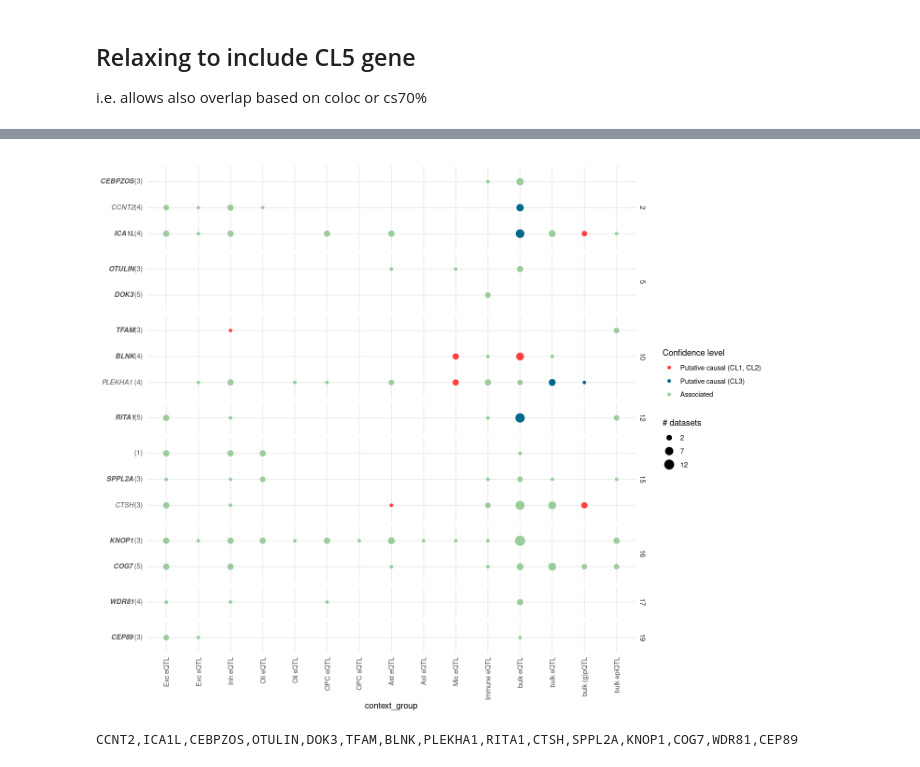
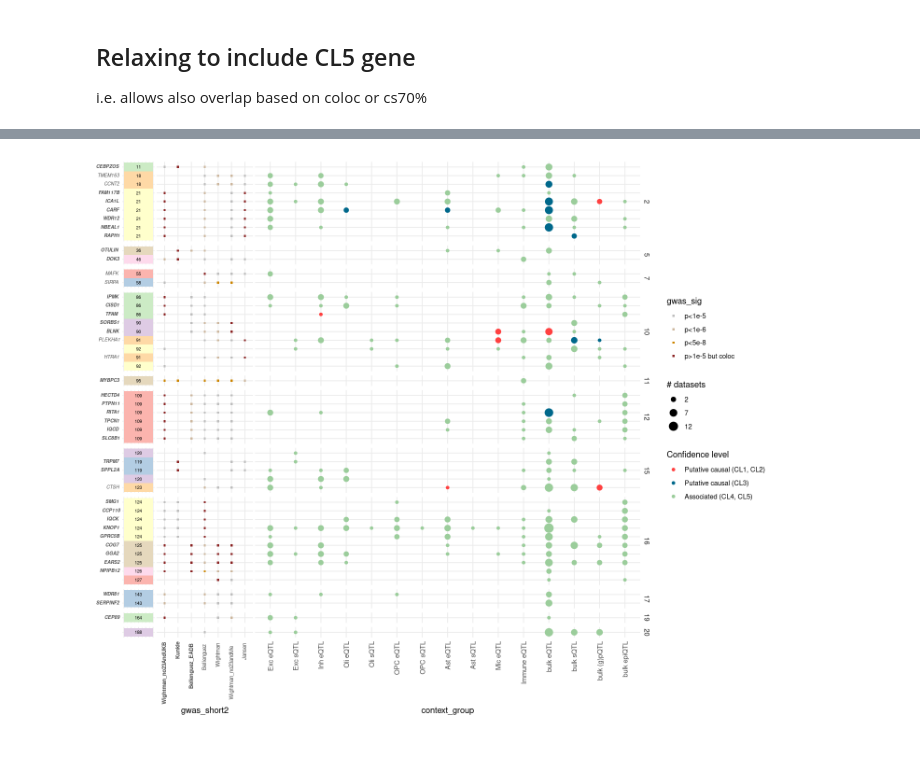
Before and after one commit to jaempawi/xqtl-paper, a Jupyter notebook: main_text/5_AD_xQTL_genes_cis_trans/staging/gene_priorization_table/suggestive_signal.ipynb, the cells around one changed output, grey strips where cells are left out. Cells and saved outputs as stored; diff of their text form; code cells hidden in the pictures.

```diff
--- a/main_text/5_AD_xQTL_genes_cis_trans/staging/gene_priorization_table/suggestive_signal.ipynb
+++ b/main_text/5_AD_xQTL_genes_cis_trans/staging/gene_priorization_table/suggestive_signal.ipynb
@@ -123,52 +175,39 @@ Also described involved in stroke, small vessel disease and mechanism could be t
 ## Relaxing to include CL5 gene
 i.e. allows also overlap based on coloc or cs70%
 # %%
+options(repr.plot.width = 12, repr.plot.height = 10)
+
 #relax to CL5
+res_adxlocf<-res_adxloc[!(genomewide_sig_gene)][gene_name%in%gene_name[confidence_lvl_group%in%c('CL1','CL2','CL3','CL4','CL5')&n_gwas_locus>2&n_study_group.locus>=2]]
 
-res_adxlocgef<-res_adxlocge[!(genomewide_sig_gene)][gene_name%in%gene_name[confidence_lvl_group%in%c('CL1','CL2','CL3','CL4','CL5')&n_gwas_locus>2&n_study_group.locus>=2]]
-
-res_adxlocge_cont_top2f<-unique(res_adxlocgef,by=c('gene_name','context_group','locus_index'))
+res_adxlocf_cont<-unique(res_adxlocf,by=c('gene_name','context_group','locus_index'))
 
 
 #sep causal vs correlated
 #add if frpm, APOE region, from AD by proxy only, or from more than one locus
 
-res_adxlocge_cont_top2f[,confidence_cat_group:=ifelse(confidence_lvl_group.locus%in%c('CL1',"CL2"),'Putative causal (CL1, CL2)',ifelse(confidence_lvl_group.locus=='CL3','Putative causal (CL3)','Associated'))]
-res_adxlocge_cont_top2f[,confidence_cat_group:=factor(confidence_cat_group,levels = c('Putative causal (CL1, CL2)','Putative causal (CL3)','Associated'))]
+res_adxlocf_cont[,confidence_cat_group:=ifelse(confidence_lvl_group.locus%in%c('CL1',"CL2"),'Putative causal (CL1, CL2)',ifelse(confidence_lvl_group.locus=='CL3','Putative causal (CL3)','Associated (CL4, CL5)'))]
+res_adxlocf_cont[,confidence_cat_group:=factor(confidence_cat_group,levels = c('Putative causal (CL1, CL2)','Putative causal (CL3)','Associated (CL4, CL5)'))]
 
-#add if frpm, APOE region, or from AD by proxy only
-res_adxlocge_cont_top2f[order(locus_index),locus_gene_2:=paste(gene_name,match(locus_index,
-                                                                              unique(locus_index[order(chr,tss,pos)])),sep='_'),
-                       by=.(gene_name)]
+#annot genes
+res_adxlocf_cont[,locus_gene_2:=paste(gene_name,match(locus_gene,
+                                                           unique(locus_gene[order(chr,tss,min_pval)])),sep='_'),
+                      by=.(gene_name)]
+
+res_adxlocf_cont[,locus_gene_2:=paste0("<i>",locus_gene_2[1],'</i>'),
+                      by='locus_gene']
+
+#add if from  AD by proxy only
+res_adxlocf_cont[,locus_gene_2:=ifelse(!all(only_by_proxi,na.rm = T),paste0("<b>",locus_gene_2[1],'</b>'),
+                                            locus_gene_2[1]),
+                      by='locus_gene']
+
+#order per gene tss and locus position
+res_adxlocf_cont[,locus_gene_3:=factor(locus_gene_2,levels = unique(locus_gene_2[order(chr,-tss,-min_pval)]))]
 
 
-res_adxlocge_cont_top2f[,locus_gene_2:=paste0("<i>",locus_gene_2[1],'</i>'),
-                       by='locus_gene']
+ps<-SummPanel(res_adxlocf_cont,res_adxloc_gwas)
 
-res_adxlocge_cont_top2f[,locus_gene_2:=ifelse(!all(only_by_proxi,na.rm = T),paste0("<b>",locus_gene_2[1],'</b>'),
-                                             locus_gene_2[1]),
-                       by='locus_gene']
-
-
-res_adxlocge_cont_top2f[,locus_gene_3:=paste0(locus_gene_2,' (',n_gwas_locus,')'),
-                       by='locus_gene']
-
-res_adxlocge_cont_top2f[,locus_gene_3:=factor(locus_gene_3,levels = unique(locus_gene_3[order(-tss,-pos)]))]
-
-
-
-p<-ggplot(res_adxlocge_cont_top2f[!(APOE_region.gene)])+
-  geom_point(aes(y=locus_gene_3,x=context_group,
-                 size=n_study_group.locus,
-                 col=confidence_cat_group))+
-  facet_grid(chr~'',scales = 'free',space = 'free')+
-  scale_size(range = c(1.5,5.5),breaks = c(2,7,12))+theme_minimal()+
-  scale_x_discrete(guide = guide_axis(angle = 90))+
-  theme(strip.text.x = element_text(angle = 90))+
-  labs(size='# datasets',col='Confidence level')+
-  scale_color_manual(values = c('brown1','deepskyblue4','darkseagreen3'))+  theme(
-    axis.text.y = element_markdown(),axis.title.y =element_blank()
-  )+
-  scale_y_discrete(labels=function(x) str_remove(x, "[A-Za-z0-9]+_[2-9]|_[0-9]+"))
-p
+wrap_plots(ps)+plot_layout(guides = 'collect',widths = c(0.5,1.5,6))&
+  theme(plot.margin = margin(0, 0, 0, 0))
 # %% [output]
@@ -175,8 +216,4 @@ p
-[figure, old version]
+[figure, new version]
-# %%
-unique(res_adxlocge_cont_top2f$gene_name)|>cat(sep=',')
-# %% [output]
-CCNT2,ICA1L,CEBPZOS,OTULIN,DOK3,TFAM,BLNK,PLEKHA1,RITA1,CTSH,SPPL2A,KNOP1,COG7,WDR81,CEP89
 # %% [markdown]
 
 
```
Also changed, not shown: parts of 8 cells of this notebook, 1 other file.
